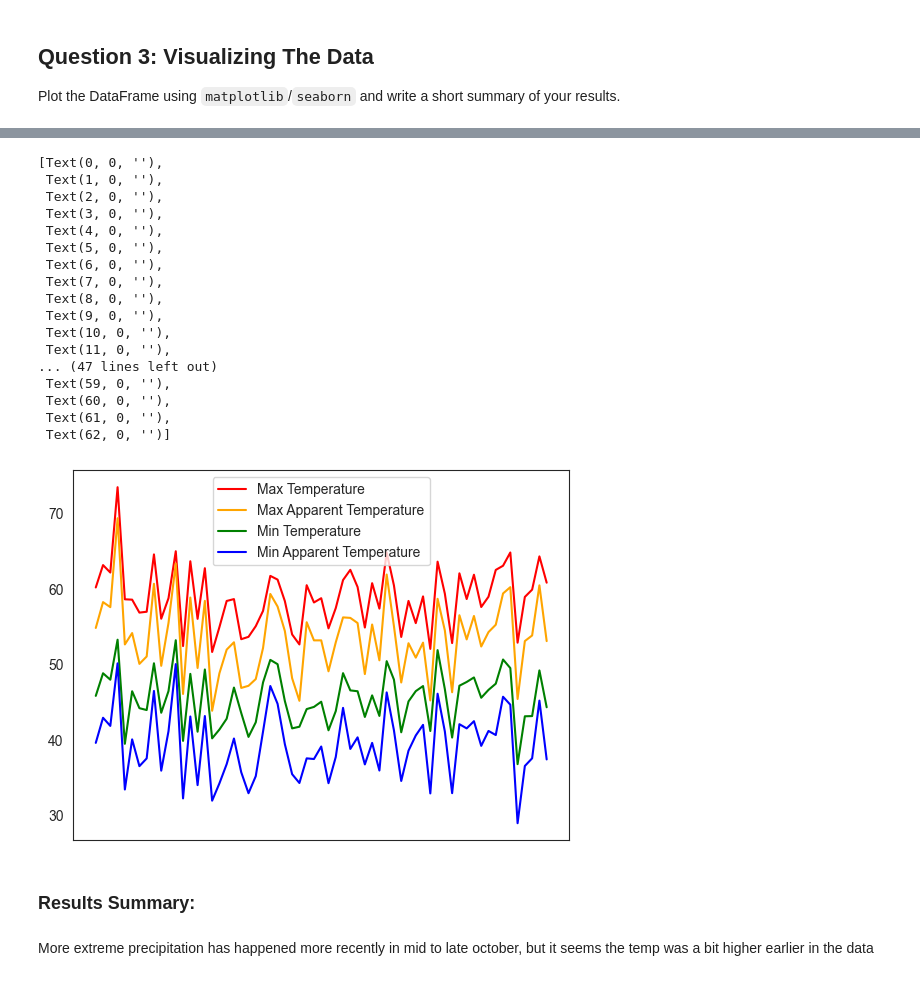
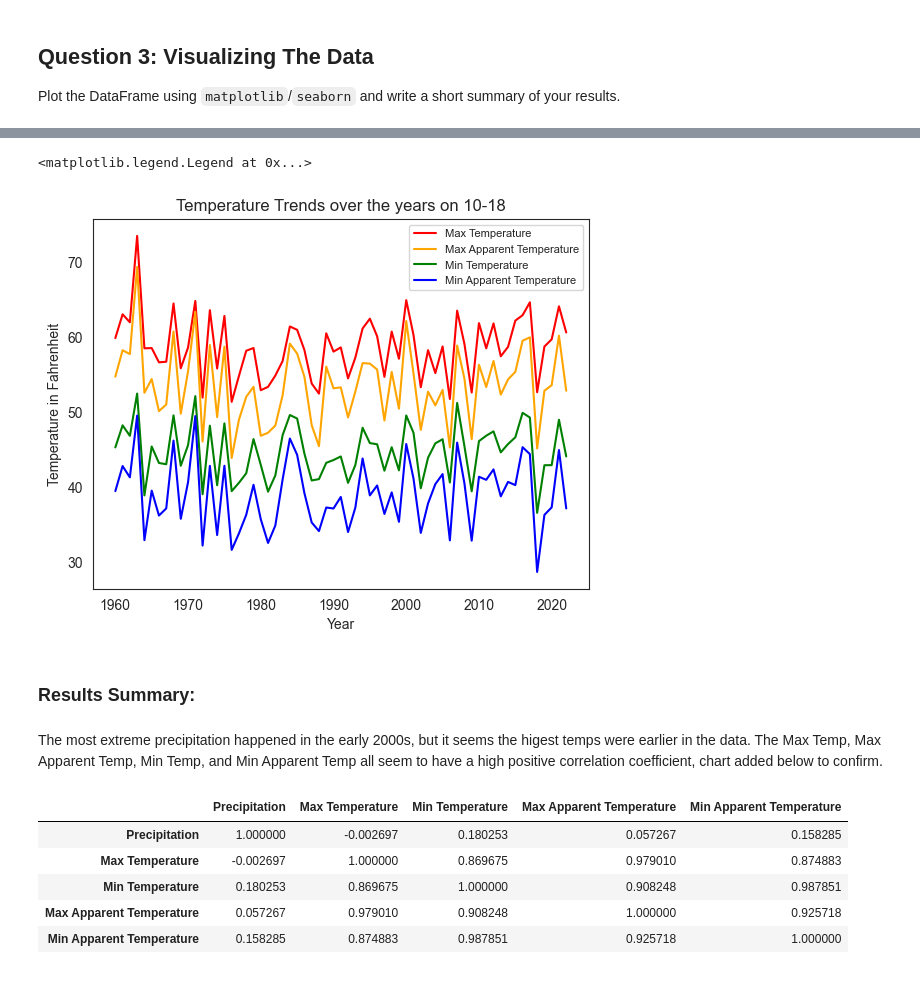
Before and after one commit to emily-dee/WeatherChangesOverTime, a Jupyter notebook: Weather Changes Over Time (Consuming APIs).ipynb, the cells around one changed output, grey strips where cells are left out. Cells and saved outputs as stored; diff of their text form; code cells hidden in the pictures.

```diff
--- a/Weather Changes Over Time (Consuming APIs).ipynb
+++ b/Weather Changes Over Time (Consuming APIs).ipynb
@@ -167,8 +147,6 @@ def parse_json_response(responses):
 # %%
 import statistics as stats
 # %%
-# write your solution here
-# 'precipitation_sum','temperature_2m_max','temperature_2m_min','apparent_temperature_max','apparent_temperature_min'
 def parse_json_response(responses):
     df = pd.DataFrame()
     avg_list_precip = list()
@@ -176,6 +154,7 @@ def parse_json_response(responses):
     avg_list_temp_min = list()
     avg_list_app_max = list()
     avg_list_app_min = list()
+    year_list = list()
     date_list = list()
     for i in responses:
         avg_list_precip.append(stats.mean(i['daily']['precipitation_sum']))
@@ -183,7 +162,9 @@ def parse_json_response(responses):
         avg_list_temp_min.append(stats.mean(i['daily']['temperature_2m_min']))
         avg_list_app_max.append(stats.mean(i['daily']['apparent_temperature_max']))
         avg_list_app_min.append(stats.mean(i['daily']['apparent_temperature_min']))
-        date_list.append(i['daily']['time'][7])
+        year_list.append(int(i['daily']['time'][7][0:4]))
+        date_list.append(i['daily']['time'][7][5:])
+    df['Year'] = year_list
     df['Date'] = date_list
     df['Precipitation'] = avg_list_precip
     df['Max Temperature'] = avg_list_temp_max
@@ -281,31 +268,25 @@ plt.gca().set_xticklabels([])
 # %%
 fig, ax = plt.subplots()
-ax.plot(df['Date'], df['Max Temperature'], label='Max Temperature', color='red')
-ax.plot(df['Date'], df['Max Apparent Temperature'], label='Max Apparent Temperature', color='orange')
-ax.plot(df['Date'], df['Min Temperature'], label='Min Temperature', color='green')
-ax.plot(df['Date'], df['Min Apparent Temperature'], label='Min Apparent Temperature', color='blue')
-ax.legend()
-plt.gca().set_xticklabels([])
+ax.plot(df['Year'], df['Max Temperature'], label='Max Temperature', color='red')
+ax.plot(df['Year'], df['Max Apparent Temperature'], label='Max Apparent Temperature', color='orange')
+ax.plot(df['Year'], df['Min Temperature'], label='Min Temperature', color='green')
+ax.plot(df['Year'], df['Min Apparent Temperature'], label='Min Apparent Temperature', color='blue')
+ax.set(title=f'Temperature Trends over the years on {df.Date[0]}', xlabel='Year', ylabel='Temperature in Fahrenheit')
+ax.legend(loc ='upper right', fontsize='8')
 # %% [output]
-[Text(0, 0, ''),
- Text(1, 0, ''),
- Text(2, 0, ''),
- Text(3, 0, ''),
- Text(4, 0, ''),
- Text(5, 0, ''),
- Text(6, 0, ''),
- Text(7, 0, ''),
- Text(8, 0, ''),
- Text(9, 0, ''),
- Text(10, 0, ''),
- Text(11, 0, ''),
-... (47 lines left out)
- Text(59, 0, ''),
- Text(60, 0, ''),
- Text(61, 0, ''),
- Text(62, 0, '')]
+<matplotlib.legend.Legend at 0x...>
-[figure, old version]
+[figure, new version]
 # %% [markdown]
 ### Results Summary:
 # %% [markdown]
-More extreme precipitation has happened more recently in mid to late october, but it seems the temp was a bit higher earlier in the data
+The most extreme precipitation happened in the early 2000s, but it seems the higest temps were earlier in the data. The Max Temp, Max Apparent Temp, Min Temp, and Min Apparent Temp all seem to have a high positive correlation coefficient, chart added below to confirm.
+# %%
+df_corr = df.drop(['Year', 'Date'], axis=1)
+df_corr.corr()
+# %% [output]
+|  | Precipitation | Max Temperature | Min Temperature | Max Apparent Temperature | Min Apparent Temperature |
+| Precipitation | 1.000000 | -0.002697 | 0.180253 | 0.057267 | 0.158285 |
+| Max Temperature | -0.002697 | 1.000000 | 0.869675 | 0.979010 | 0.874883 |
+| Min Temperature | 0.180253 | 0.869675 | 1.000000 | 0.908248 | 0.987851 |
+| Max Apparent Temperature | 0.057267 | 0.979010 | 0.908248 | 1.000000 | 0.925718 |
+| Min Apparent Temperature | 0.158285 | 0.874883 | 0.987851 | 0.925718 | 1.000000 |
```
Also changed, not shown: parts of 10 cells of this notebook.
